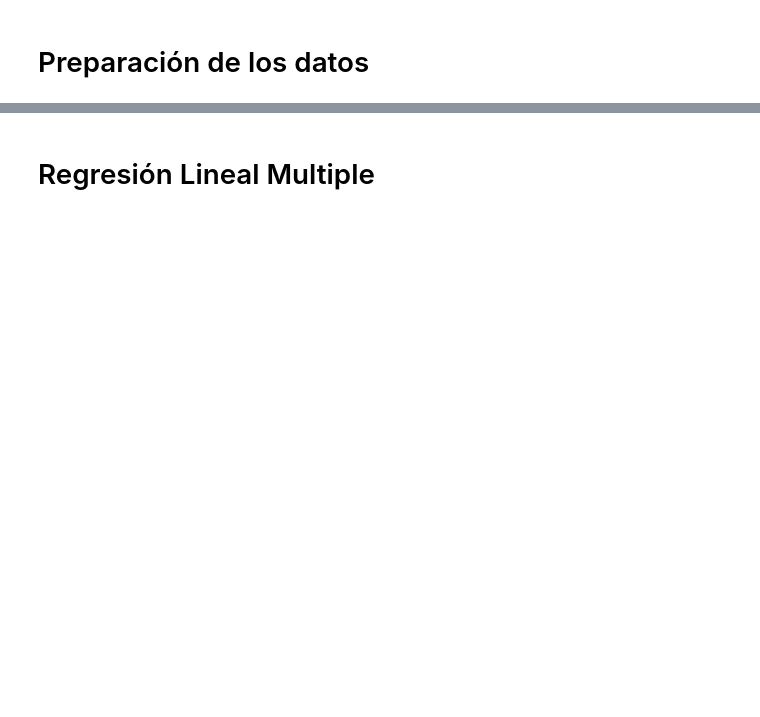
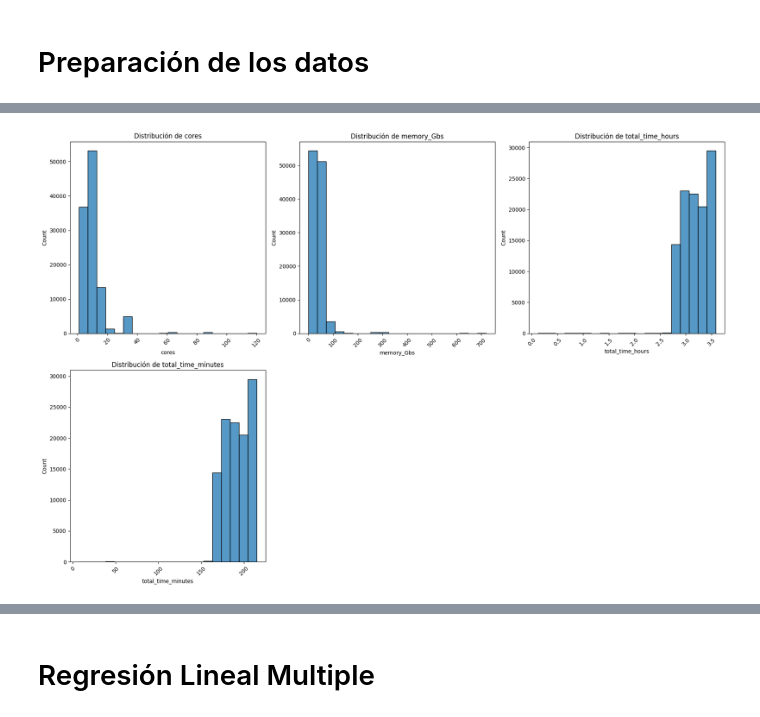
Before and after one commit to edegraciab/ma-modelos-predictivos-poyecto-final, a Jupyter notebook: notebook/RegresionLineaMultiple.ipynb, the cells around one changed output, grey strips where cells are left out. Cells and saved outputs as stored; diff of their text form; code cells hidden in the pictures; blank space fills up the shorter version.

```diff
--- a/notebook/RegresionLineaMultiple.ipynb
+++ b/notebook/RegresionLineaMultiple.ipynb
@@ -47 +144,29 @@ data.describe()
+# %%
+# Seleccionar columnas numéricas
+numeric_data = data
+numeric_columns = ['cores', 'memory_Gbs','total_time_hours','total_time_minutes'] #numeric_data.select_dtypes(include=['float64', 'int64']).columns
+
+subset_df = numeric_data[numeric_columns]
+
+# Configurar subplots para mostrar 3 gráficos por fila
+num_cols = 3
+num_plots = len(subset_df.columns)
+num_rows = (num_plots + num_cols - 1) // num_cols  # Calcular el número de filas necesarias
+
+fig, axes = plt.subplots(num_rows, num_cols, figsize=(18, 6 * num_rows))  # Ajustar tamaño
+axes = axes.flatten()  # Aplanar los ejes para iterar fácilmente
+
+for i, col in enumerate(subset_df.columns):
+    sns.histplot(data=subset_df, x=col, bins=20, ax=axes[i])
+    axes[i].set_title(f'Distribución de {col}')
+    axes[i].tick_params(axis='x', rotation=45)
+
+# Eliminar gráficos vacíos si hay menos de num_rows * num_cols
+for j in range(i + 1, len(axes)):
+    fig.delaxes(axes[j])
+
+plt.tight_layout()
+plt.show()
+# %% [output]
+[figure, added]
 # %%
```
Also changed, not shown: parts of 17 cells of this notebook.
